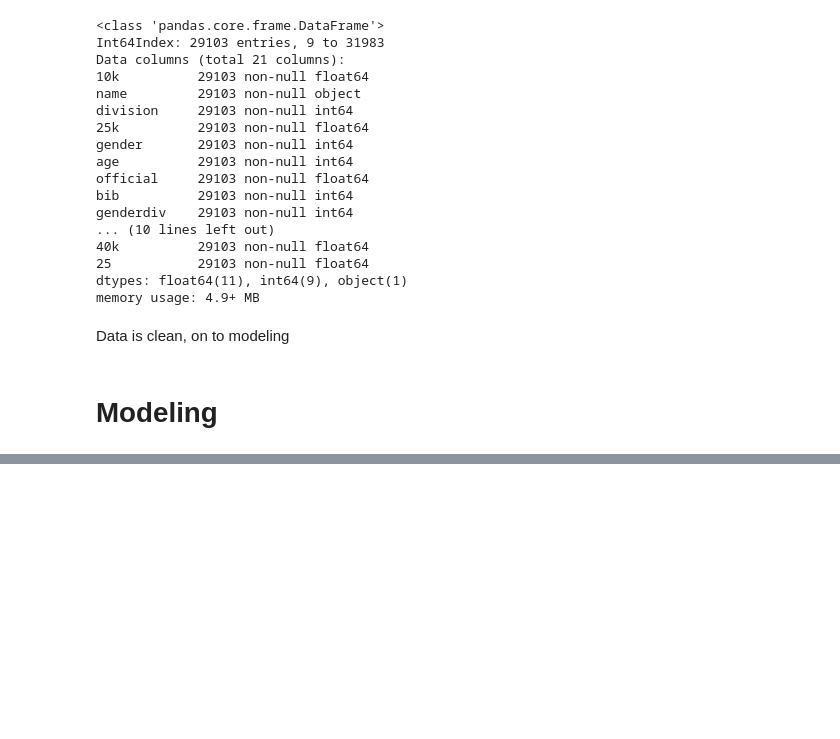
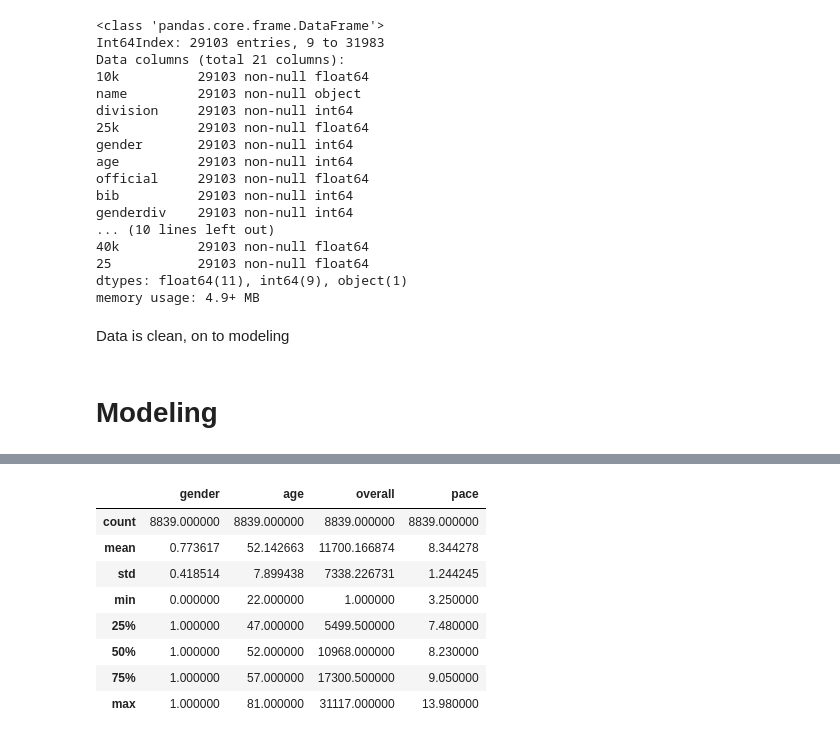
Before and after one commit to legomydiego/Thinkful-Unit-3-Unsupervised-Learning, a Jupyter notebook: Boston Marathon Analysis.ipynb, the cells around one changed output, grey strips where cells are left out. Cells and saved outputs as stored; diff of their text form; code cells hidden in the pictures; blank space fills up the shorter version.

```diff
--- a/Boston Marathon Analysis.ipynb
+++ b/Boston Marathon Analysis.ipynb
@@ -149,0 +151,12 @@ print(accuracy_score(y, y_pred))
+# %%
+df[df['Labels']==2][['gender','age','overall','pace']].describe()
+# %% [output]
+|  | gender | age | overall | pace |
+| count | 8839.000000 | 8839.000000 | 8839.000000 | 8839.000000 |
+| mean | 0.773617 | 52.142663 | 11700.166874 | 8.344278 |
+| std | 0.418514 | 7.899438 | 7338.226731 | 1.244245 |
+| min | 0.000000 | 22.000000 | 1.000000 | 3.250000 |
+| 25% | 1.000000 | 47.000000 | 5499.500000 | 7.480000 |
+| 50% | 1.000000 | 52.000000 | 10968.000000 | 8.230000 |
+| 75% | 1.000000 | 57.000000 | 17300.500000 | 9.050000 |
+| max | 1.000000 | 81.000000 | 31117.000000 | 13.980000 |
```
Also changed, not shown: parts of 19 cells of this notebook.
